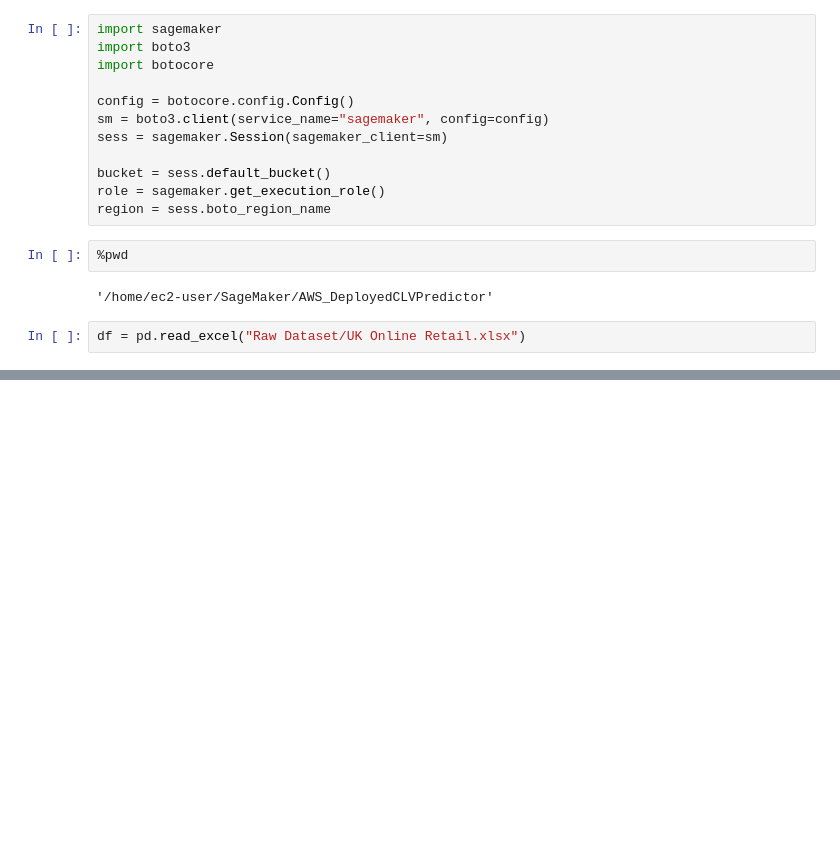
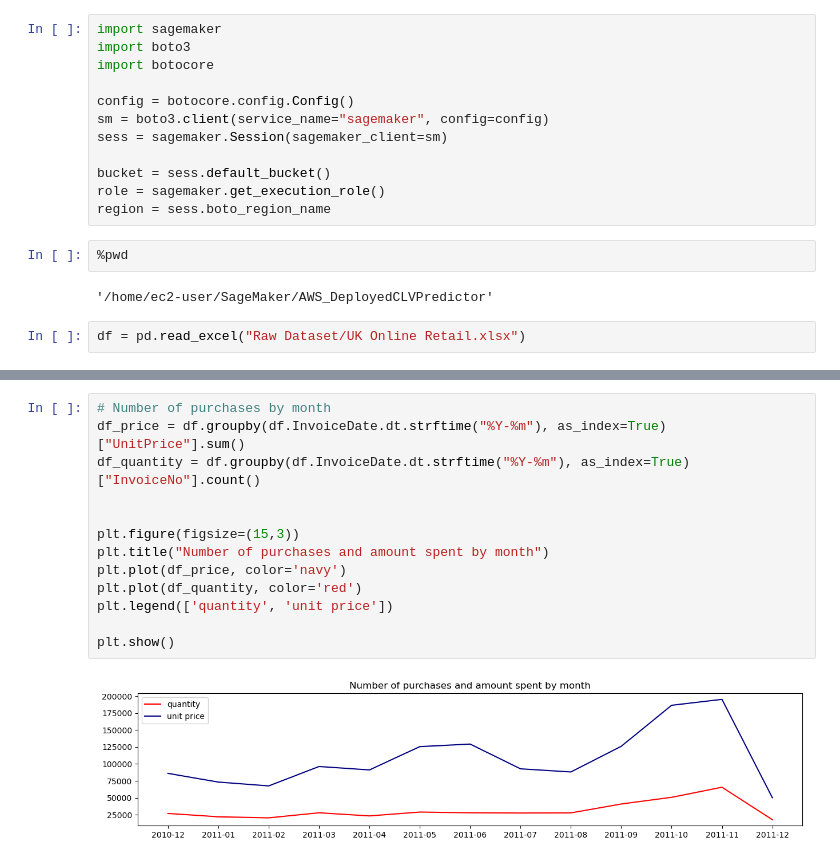
Before and after one commit to vubanc/AWS_DeployedCLVPredictor, a Jupyter notebook: AWS_DeployedCLVPredictor.ipynb, the cells around one changed output, grey strips where cells are left out. Cells and saved outputs as stored; diff of their text form; blank space fills up the shorter version.

```diff
--- a/AWS_DeployedCLVPredictor.ipynb
+++ b/AWS_DeployedCLVPredictor.ipynb
@@ -27,0 +116,15 @@ df.head()
+# %%
+# Number of purchases by month
+df_price = df.groupby(df.InvoiceDate.dt.strftime("%Y-%m"), as_index=True)["UnitPrice"].sum()
+df_quantity = df.groupby(df.InvoiceDate.dt.strftime("%Y-%m"), as_index=True)["InvoiceNo"].count()
+
+
+plt.figure(figsize=(15,3))
+plt.title("Number of purchases and amount spent by month")
+plt.plot(df_price, color='navy')
+plt.plot(df_quantity, color='red')
+plt.legend(['quantity', 'unit price'])
+
+plt.show()
+# %% [output]
+[figure, added]
```
Also changed, not shown: parts of 12 cells of this notebook.
